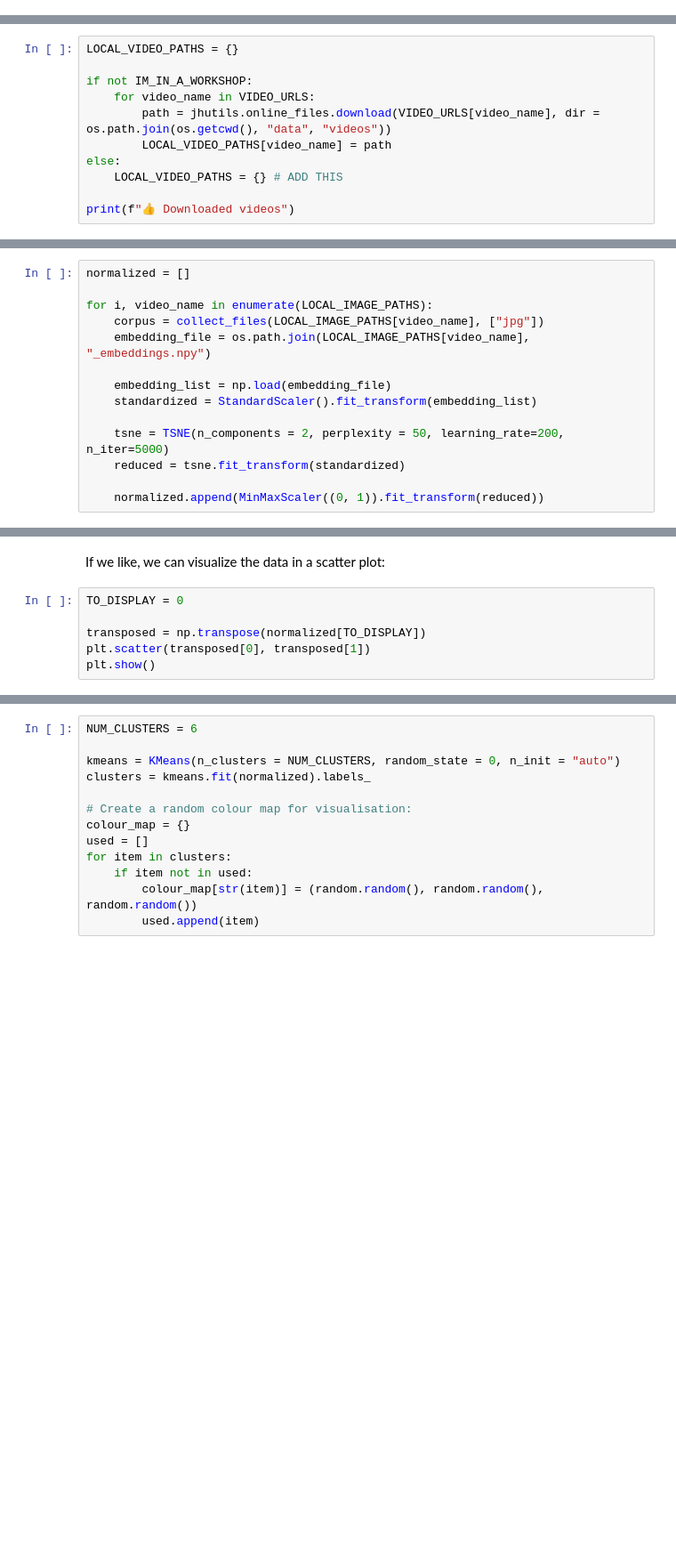
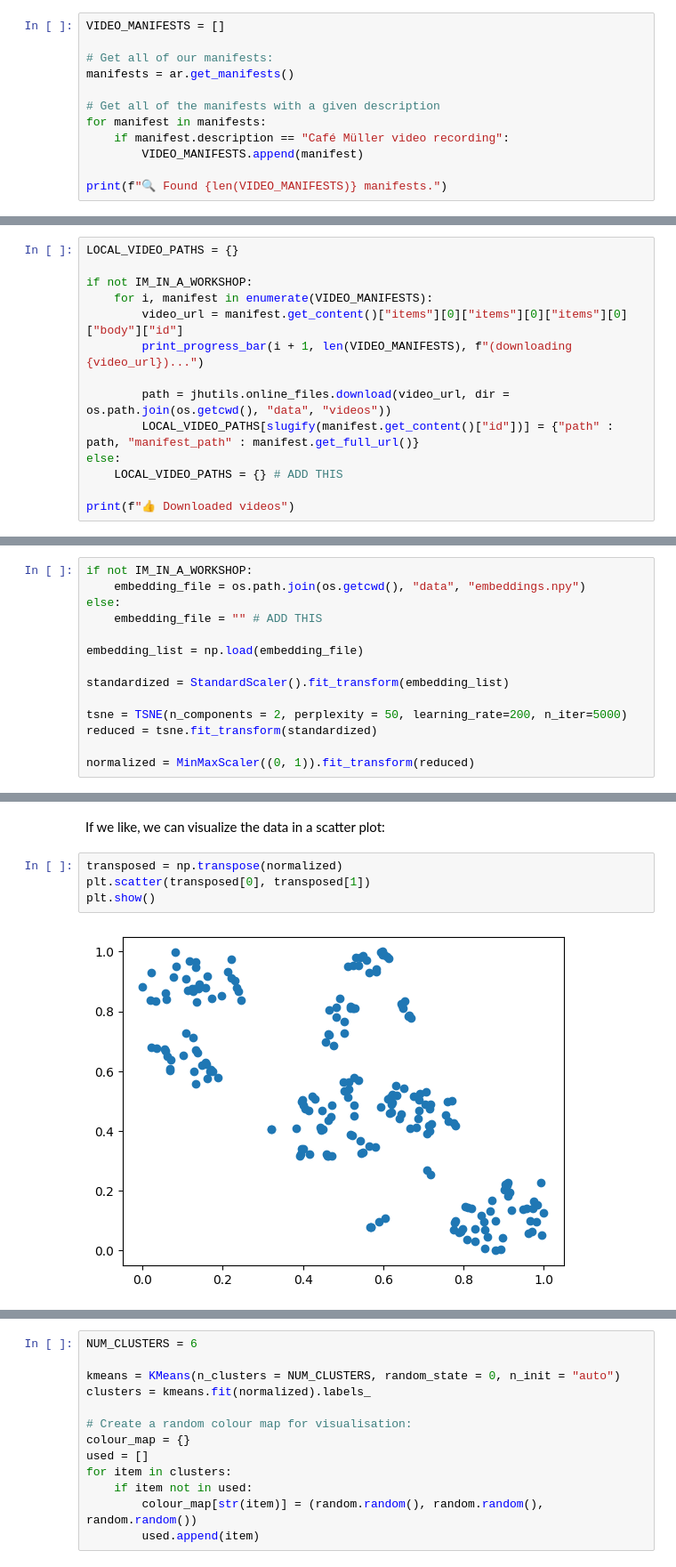
Before and after one commit to ARVEST-APP/ml-notebooks, a Jupyter notebook: _local/workflows/distant-viewing/03-Video-Decomposition-Clustering/03-Video-Decomposition-Clustering.ipynb, the cells around one changed output, grey strips where cells are left out. Shown at 89% size. Drawn from its saved outputs; the diff is of its cells as text; blank space fills up the shorter version.

```diff
--- a/_local/workflows/distant-viewing/03-Video-Decomposition-Clustering/03-Video-Decomposition-Clustering.ipynb
+++ b/_local/workflows/distant-viewing/03-Video-Decomposition-Clustering/03-Video-Decomposition-Clustering.ipynb
@@ -109,0 +92,12 @@ for video_name in VIDEO_URLS:
+# %%
+VIDEO_MANIFESTS = []
+
+# Get all of our manifests:
+manifests = ar.get_manifests()
+
+# Get all of the manifests with a given description
+for manifest in manifests:
+    if manifest.description == "Café Müller video recording":
+        VIDEO_MANIFESTS.append(manifest)
+
+print(f"🔍 Found {len(VIDEO_MANIFESTS)} manifests.")
@@ -117,9 +113,12 @@ In order to process the videos we will need to be able to access them locally, w
 LOCAL_VIDEO_PATHS = {}
 
 if not IM_IN_A_WORKSHOP:
-    for video_name in VIDEO_URLS:
-        path = jhutils.online_files.download(VIDEO_URLS[video_name], dir = os.path.join(os.getcwd(), "data", "videos"))
-        LOCAL_VIDEO_PATHS[video_name] = path
+    for i, manifest in enumerate(VIDEO_MANIFESTS):
+        video_url = manifest.get_content()["items"][0]["items"][0]["items"][0]["body"]["id"]
+        print_progress_bar(i + 1, len(VIDEO_MANIFESTS), f"(downloading {video_url})...")
+
+        path = jhutils.online_files.download(video_url, dir = os.path.join(os.getcwd(), "data", "videos"))
+        LOCAL_VIDEO_PATHS[slugify(manifest.get_content()["id"])] = {"path" : path, "manifest_path" : manifest.get_full_url()}
 else:
     LOCAL_VIDEO_PATHS = {} # ADD THIS
 
@@ -220,14 +226,14 @@ Now that we have our embedding data, we can use dimensionality reduction to crun
 # %%
-normalized = []
+if not IM_IN_A_WORKSHOP:
+    embedding_file = os.path.join(os.getcwd(), "data", "embeddings.npy")
+else:
+    embedding_file = "" # ADD THIS
 
-for i, video_name in enumerate(LOCAL_IMAGE_PATHS):
-    corpus = collect_files(LOCAL_IMAGE_PATHS[video_name], ["jpg"])
-    embedding_file = os.path.join(LOCAL_IMAGE_PATHS[video_name], "_embeddings.npy")
+embedding_list = np.load(embedding_file)
 
-    embedding_list = np.load(embedding_file)
-    standardized = StandardScaler().fit_transform(embedding_list)
+standardized = StandardScaler().fit_transform(embedding_list)
 
-    tsne = TSNE(n_components = 2, perplexity = 50, learning_rate=200, n_iter=5000)
-    reduced = tsne.fit_transform(standardized)
+tsne = TSNE(n_components = 2, perplexity = 50, learning_rate=200, n_iter=5000)
+reduced = tsne.fit_transform(standardized)
 
-    normalized.append(MinMaxScaler((0, 1)).fit_transform(reduced))
+normalized = MinMaxScaler((0, 1)).fit_transform(reduced)
@@ -236,11 +240,11 @@ Error:
 # %% [markdown]
 If we like, we can visualize the data in a scatter plot:
 # %%
-TO_DISPLAY = 0
-
-transposed = np.transpose(normalized[TO_DISPLAY])
+transposed = np.transpose(normalized)
 plt.scatter(transposed[0], transposed[1])
 plt.show()
+# %% [output]
+[figure, added]
 # %% [markdown]
 ## Clustering (optional)
 
```
Also changed, not shown: parts of 46 cells of this notebook, 1 other file.
